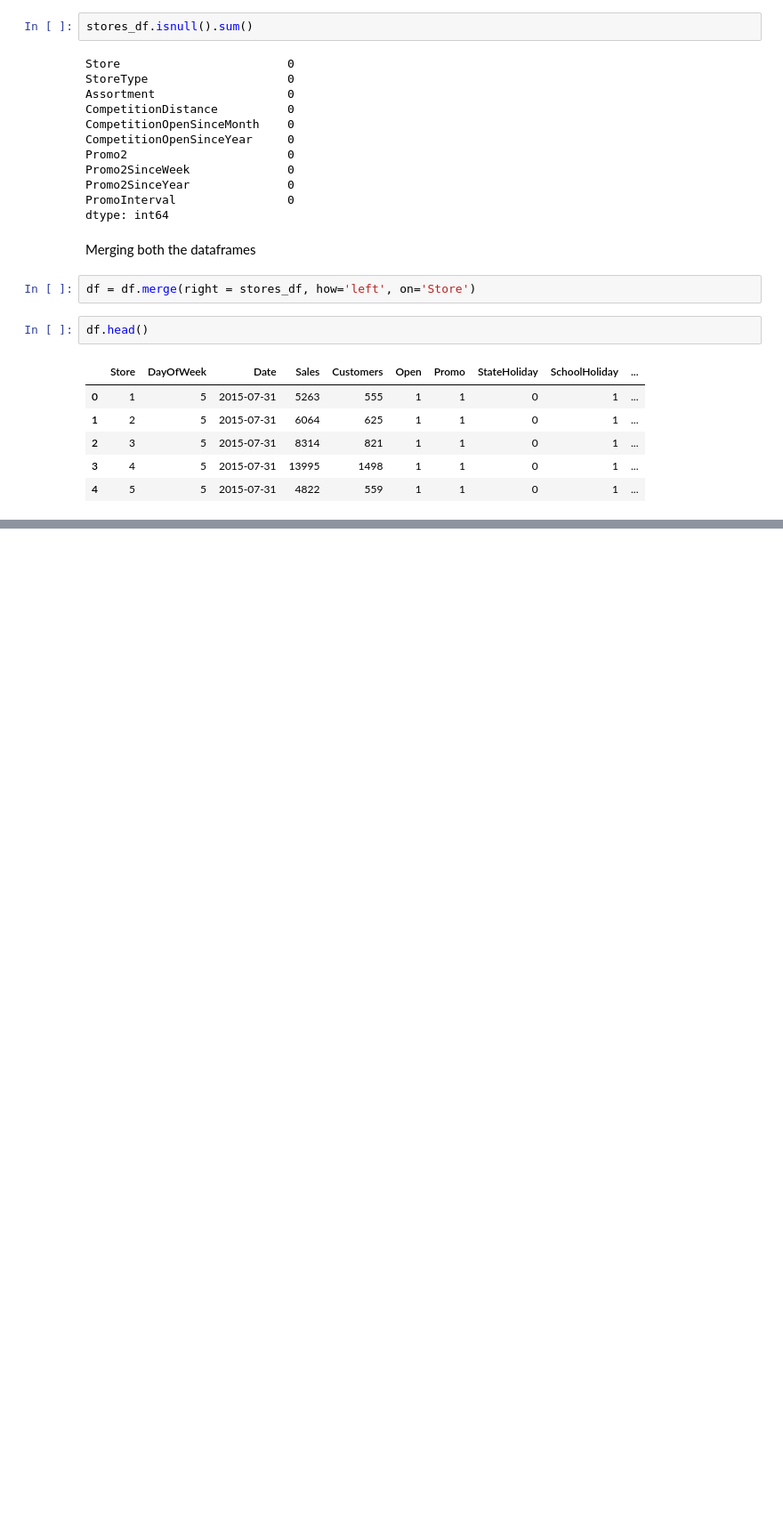
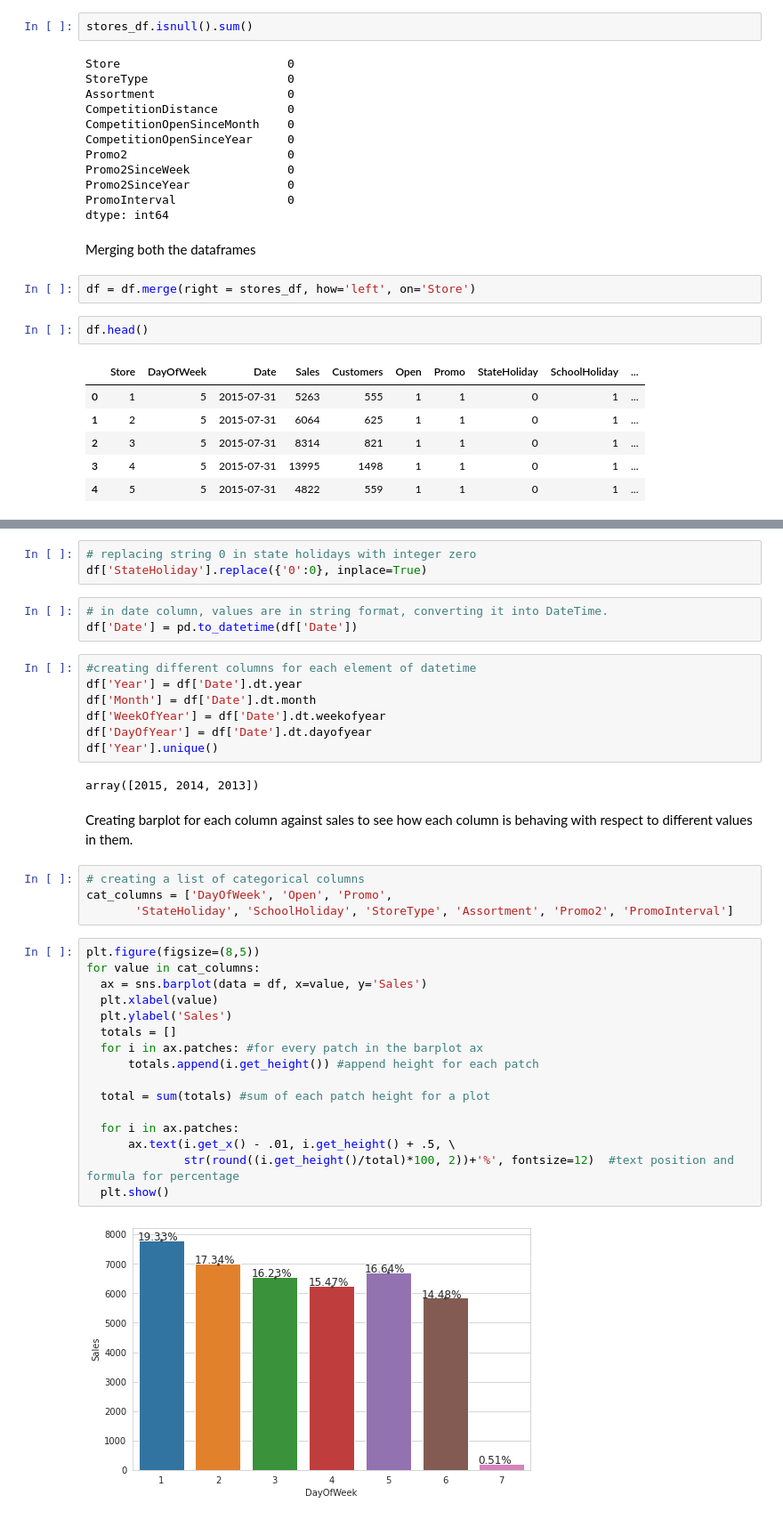
Before and after one commit to Bprs68/Rossmann-Sales-Prediction-, a Jupyter notebook: Rossmann_Sales_Prediction_Capstone_Project.ipynb, the cells around one changed output, grey strips where cells are left out. Shown at 89% size. Cells and saved outputs as stored; diff of their text form; blank space fills up the shorter version.

```diff
--- a/Rossmann_Sales_Prediction_Capstone_Project.ipynb
+++ b/Rossmann_Sales_Prediction_Capstone_Project.ipynb
@@ -215,0 +276,39 @@ df.head()
+# %%
+# replacing string 0 in state holidays with integer zero
+df['StateHoliday'].replace({'0':0}, inplace=True)
+# %%
+# in date column, values are in string format, converting it into DateTime.
+df['Date'] = pd.to_datetime(df['Date'])
+# %%
+#creating different columns for each element of datetime
+df['Year'] = df['Date'].dt.year
+df['Month'] = df['Date'].dt.month
+df['WeekOfYear'] = df['Date'].dt.weekofyear
+df['DayOfYear'] = df['Date'].dt.dayofyear
+df['Year'].unique()
+# %% [output]
+array([2015, 2014, 2013])
+# %% [markdown]
+Creating barplot for each column against sales to see how each column is behaving with respect to different values in them.
+# %%
+# creating a list of categorical columns
+cat_columns = ['DayOfWeek', 'Open', 'Promo',
+       'StateHoliday', 'SchoolHoliday', 'StoreType', 'Assortment', 'Promo2', 'PromoInterval']
+# %%
+plt.figure(figsize=(8,5))
+for value in cat_columns:
+  ax = sns.barplot(data = df, x=value, y='Sales')
+  plt.xlabel(value)
+  plt.ylabel('Sales')
+  totals = []
+  for i in ax.patches: #for every patch in the barplot ax
+      totals.append(i.get_height()) #append height for each patch
+
+  total = sum(totals) #sum of each patch height for a plot
+
+  for i in ax.patches:
+      ax.text(i.get_x() - .01, i.get_height() + .5, \
+              str(round((i.get_height()/total)*100, 2))+'%', fontsize=12)  #text position and formula for percentage
+  plt.show()
+# %% [output]
+[figure, added]
```
Also changed, not shown: parts of 74 cells of this notebook.
